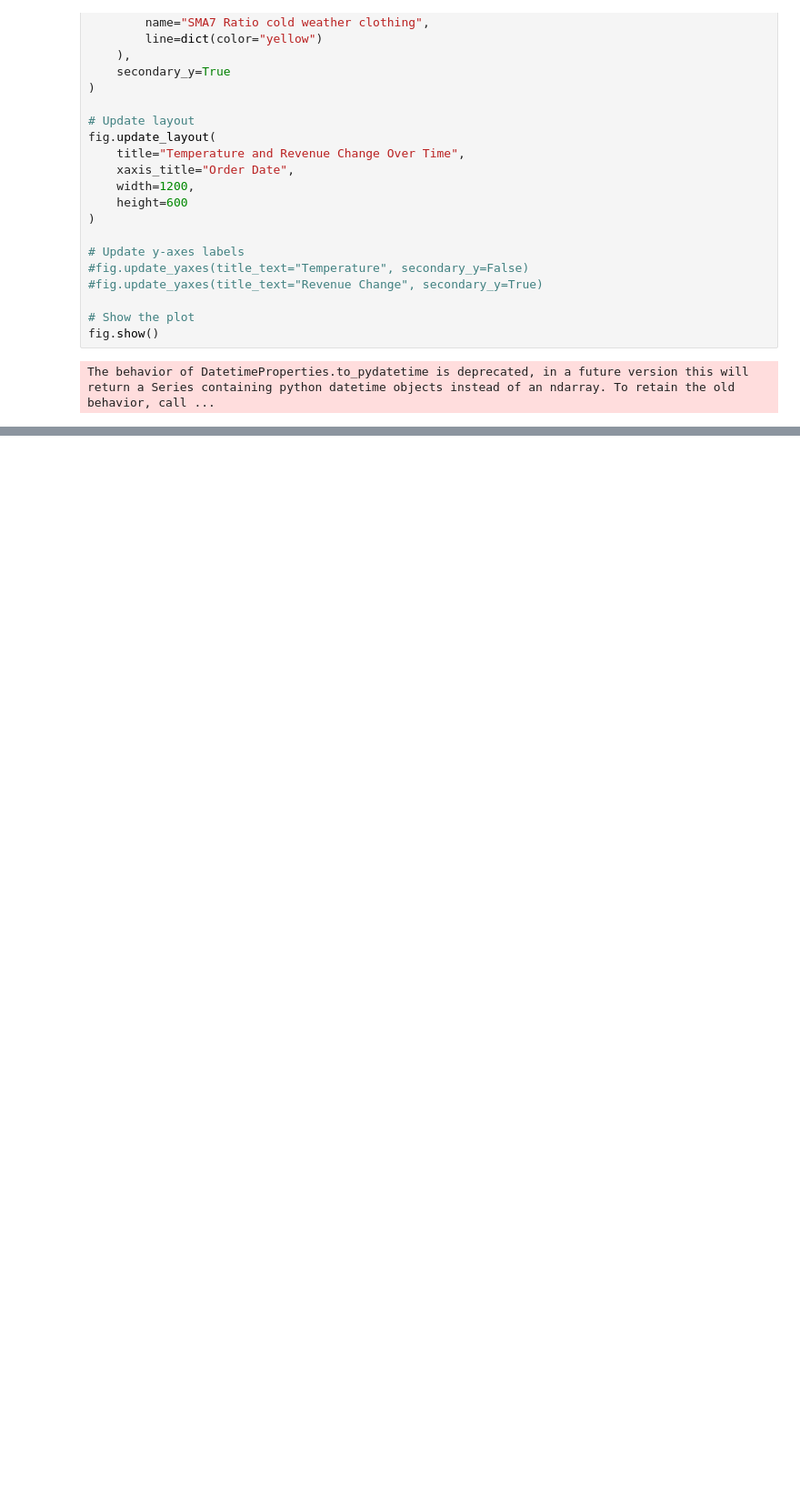
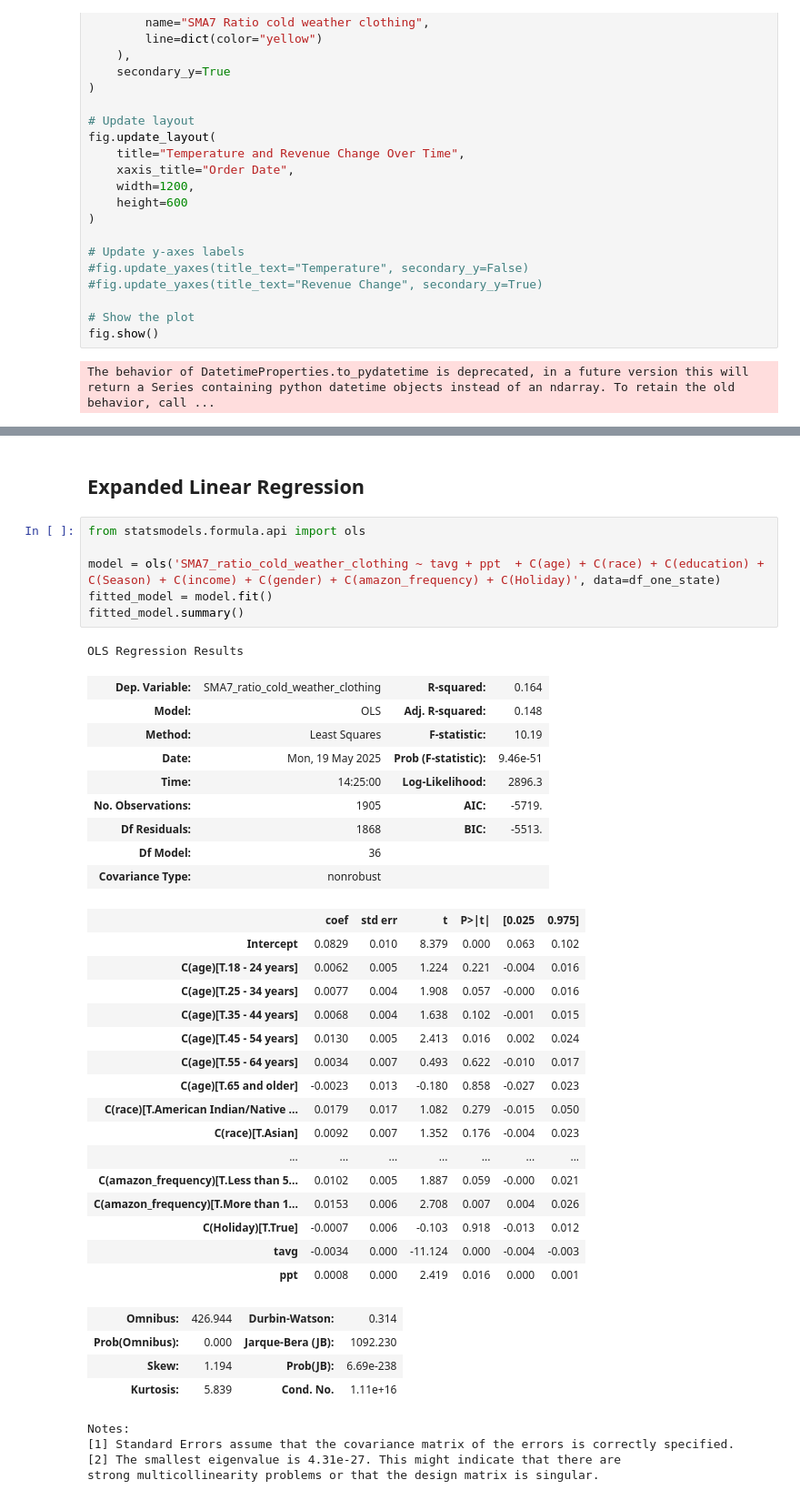
Before and after one commit to MoritzBaldauf/Bachelor_Thesis_Code, a Jupyter notebook: 3_Linear_regression.ipynb, the cells around one changed output, grey strips where cells are left out. Shown at 91% size. Drawn from its saved outputs; the diff is of its cells as text; blank space fills up the shorter version.

```diff
--- a/3_Linear_regression.ipynb
+++ b/3_Linear_regression.ipynb
@@ -434,0 +625,43 @@ The behavior of DatetimeProperties.to_pydatetime is deprecated, in a future vers
+# %% [markdown]
+## Expanded Linear Regression
+# %%
+from statsmodels.formula.api import ols
+
+model = ols('SMA7_ratio_cold_weather_clothing ~ tavg + ppt  + C(age) + C(race) + C(education) + C(Season) + C(income) + C(gender) + C(amazon_frequency) + C(Holiday)', data=df_one_state)
+fitted_model = model.fit()
+fitted_model.summary()
+# %% [output]
+OLS Regression Results
+| Dep. Variable: | SMA7_ratio_cold_weather_clothing | R-squared: | 0.164 |
+| Model: | OLS | Adj. R-squared: | 0.148 |
+| Method: | Least Squares | F-statistic: | 10.19 |
+| Date: | Mon, 19 May 2025 | Prob (F-statistic): | 9.46e-51 |
+| Time: | 14:25:00 | Log-Likelihood: | 2896.3 |
+| No. Observations: | 1905 | AIC: | -5719. |
+| Df Residuals: | 1868 | BIC: | -5513. |
+| Df Model: | 36 |  |  |
+| Covariance Type: | nonrobust |  |  |
+|  | coef | std err | t | P>|t| | [0.025 | 0.975] |
+| Intercept | 0.0829 | 0.010 | 8.379 | 0.000 | 0.063 | 0.102 |
+| C(age)[T.18 - 24 years] | 0.0062 | 0.005 | 1.224 | 0.221 | -0.004 | 0.016 |
+| C(age)[T.25 - 34 years] | 0.0077 | 0.004 | 1.908 | 0.057 | -0.000 | 0.016 |
+| C(age)[T.35 - 44 years] | 0.0068 | 0.004 | 1.638 | 0.102 | -0.001 | 0.015 |
+| C(age)[T.45 - 54 years] | 0.0130 | 0.005 | 2.413 | 0.016 | 0.002 | 0.024 |
+| C(age)[T.55 - 64 years] | 0.0034 | 0.007 | 0.493 | 0.622 | -0.010 | 0.017 |
+| C(age)[T.65 and older] | -0.0023 | 0.013 | -0.180 | 0.858 | -0.027 | 0.023 |
+| C(race)[T.American Indian/Native ... | 0.0179 | 0.017 | 1.082 | 0.279 | -0.015 | 0.050 |
+| C(race)[T.Asian] | 0.0092 | 0.007 | 1.352 | 0.176 | -0.004 | 0.023 |
+| ... | ... | ... | ... | ... | ... | ... |
+| C(amazon_frequency)[T.Less than 5... | 0.0102 | 0.005 | 1.887 | 0.059 | -0.000 | 0.021 |
+| C(amazon_frequency)[T.More than 1... | 0.0153 | 0.006 | 2.708 | 0.007 | 0.004 | 0.026 |
+| C(Holiday)[T.True] | -0.0007 | 0.006 | -0.103 | 0.918 | -0.013 | 0.012 |
+| tavg | -0.0034 | 0.000 | -11.124 | 0.000 | -0.004 | -0.003 |
+| ppt | 0.0008 | 0.000 | 2.419 | 0.016 | 0.000 | 0.001 |
+| Omnibus: | 426.944 | Durbin-Watson: | 0.314 |
+| Prob(Omnibus): | 0.000 | Jarque-Bera (JB): | 1092.230 |
+| Skew: | 1.194 | Prob(JB): | 6.69e-238 |
+| Kurtosis: | 5.839 | Cond. No. | 1.11e+16 |
+Notes:
+[1] Standard Errors assume that the covariance matrix of the errors is correctly specified.
+[2] The smallest eigenvalue is 4.31e-27. This might indicate that there are
+strong multicollinearity problems or that the design matrix is singular.
```
Also changed, not shown: parts of 29 cells of this notebook, 7 other files.
